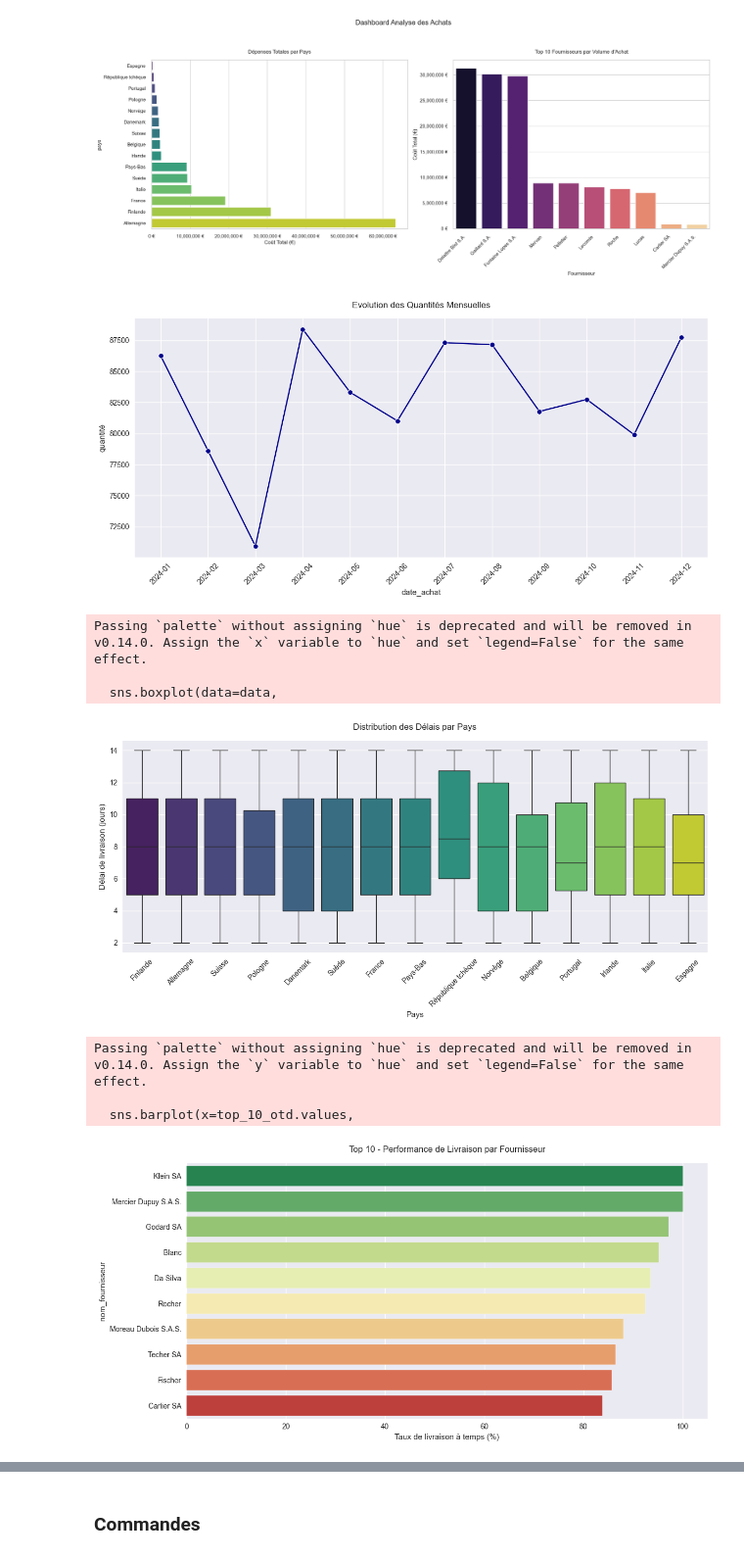
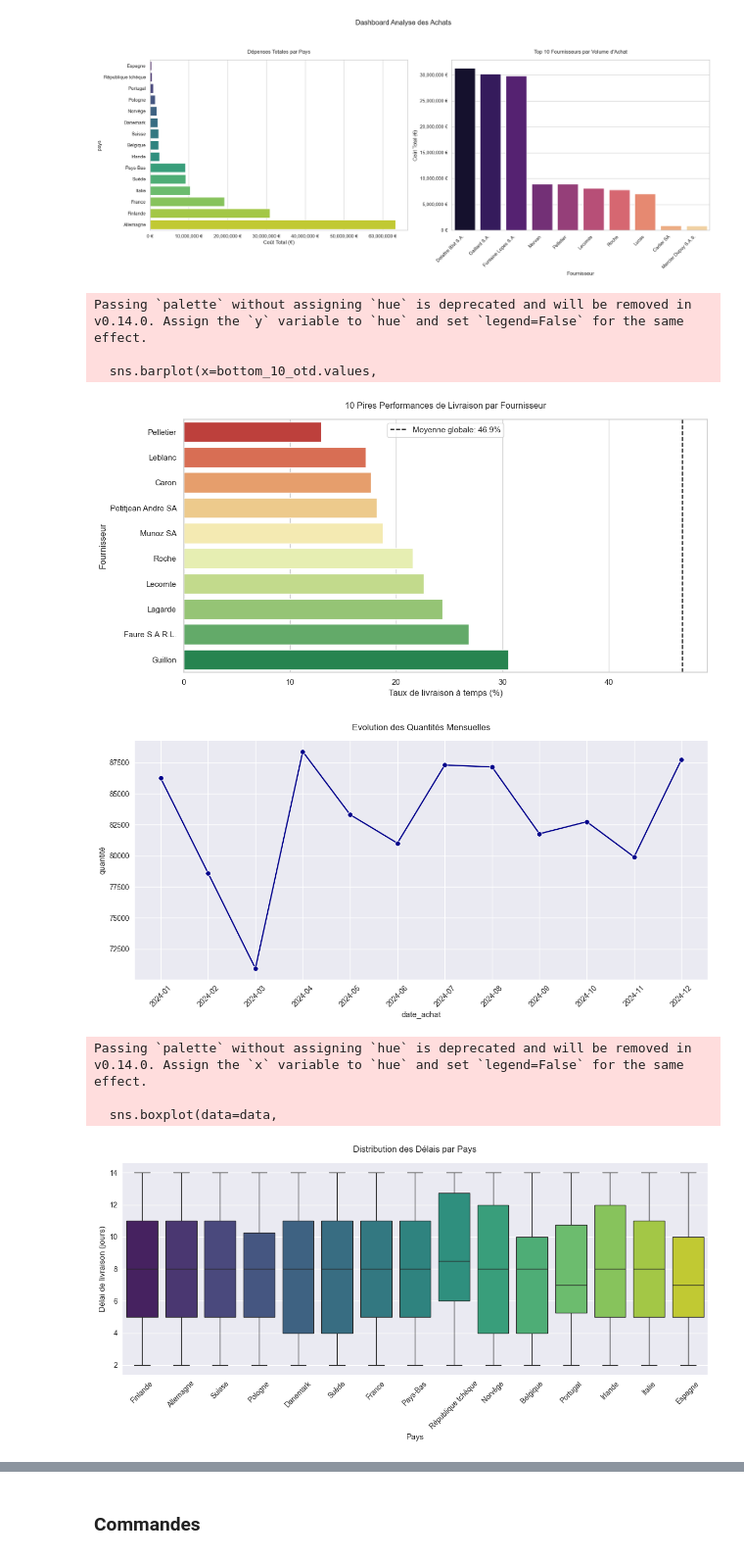
Before and after one commit to YoannAbriel2/ProjectSPE1, a Jupyter notebook: main_dashboard.ipynb, the cells around one changed output, grey strips where cells are left out. Shown: that part at 98% size. Cells and saved outputs as stored; diff of their text form; code cells hidden in the pictures.

```diff
--- a/main_dashboard.ipynb
+++ b/main_dashboard.ipynb
@@ -169,39 +169,63 @@ def create_individual_visualizations(data):
     plt.show()
 
     # 3. Distribution des délais par pays
     plt.figure(figsize=(12, 6))
     sns.boxplot(data=data,
                 x='pays',
                 y='délai_livraison_jours',
                 palette='viridis')
     plt.title('Distribution des Délais par Pays', pad=15)
     plt.xticks(rotation=45)
     plt.xlabel('Pays')
     plt.ylabel('Délai de livraison (jours)')
     plt.tight_layout()
     plt.show()
 
     # 4. Performance de livraison par fournisseur (Top 10)
     plt.figure(figsize=(12, 6))
     on_time_perf = data.groupby('nom_fournisseur')['on_time_delivery'].mean() * 100
     top_10_otd = on_time_perf.nlargest(10)
     sns.barplot(x=top_10_otd.values,
                 y=top_10_otd.index,
                 palette='RdYlGn_r')
     plt.title('Top 10 - Performance de Livraison par Fournisseur', pad=15)
     plt.xlabel('Taux de livraison à temps (%)')
     plt.tight_layout()
     plt.show()
 
+
+
+    # 5. Performance de livraison par fournisseur (10 pires)
+plt.figure(figsize=(12, 6))
+on_time_perf = data.groupby('nom_fournisseur')['on_time_delivery'].mean() * 100
+bottom_10_otd = on_time_perf.nsmallest(10)  # Utilisation de nsmallest au lieu de nlargest
+
+# Création du graphique avec une palette de couleurs inversée
+sns.barplot(x=bottom_10_otd.values,
+            y=bottom_10_otd.index,
+            palette='RdYlGn')  # RdYlGn au lieu de RdYlGn_r pour avoir rouge=mauvais
+
+plt.title('10 Pires Performances de Livraison par Fournisseur', pad=15)
+plt.xlabel('Taux de livraison à temps (%)')
+plt.ylabel('Fournisseur')
+
+# Ajout d'une ligne verticale pour la moyenne globale
+moyenne_globale = data['on_time_delivery'].mean() * 100
+plt.axvline(x=moyenne_globale, color='black', linestyle='--', label=f'Moyenne globale: {moyenne_globale:.1f}%')
+plt.legend()
+
+plt.tight_layout()
+plt.show()
+
 # Affichage des visualisations individuelles
 create_individual_visualizations(data)
 # %% [output]
+Passing `palette` without assigning `hue` is deprecated and will be removed in v0.14.0. Assign the `y` variable to `hue` and set `legend=False` for the same effect.
+
+  sns.barplot(x=bottom_10_otd.values,
-[figure, old version]
+[figure, new version]
-Passing `palette` without assigning `hue` is deprecated and will be removed in v0.14.0. Assign the `x` variable to `hue` and set `legend=False` for the same effect.
-
-  sns.boxplot(data=data,
-[figure, old version]
+[figure, new version]
-Passing `palette` without assigning `hue` is deprecated and will be removed in v0.14.0. Assign the `y` variable to `hue` and set `legend=False` for the same effect.
+Passing `palette` without assigning `hue` is deprecated and will be removed in v0.14.0. Assign the `x` variable to `hue` and set `legend=False` for the same effect.
 
-  sns.barplot(x=top_10_otd.values,
+  sns.boxplot(data=data,
-[figure, old version]
+[figure, new version]
```
Also changed, not shown: parts of 2 cells of this notebook, 1 other file.
